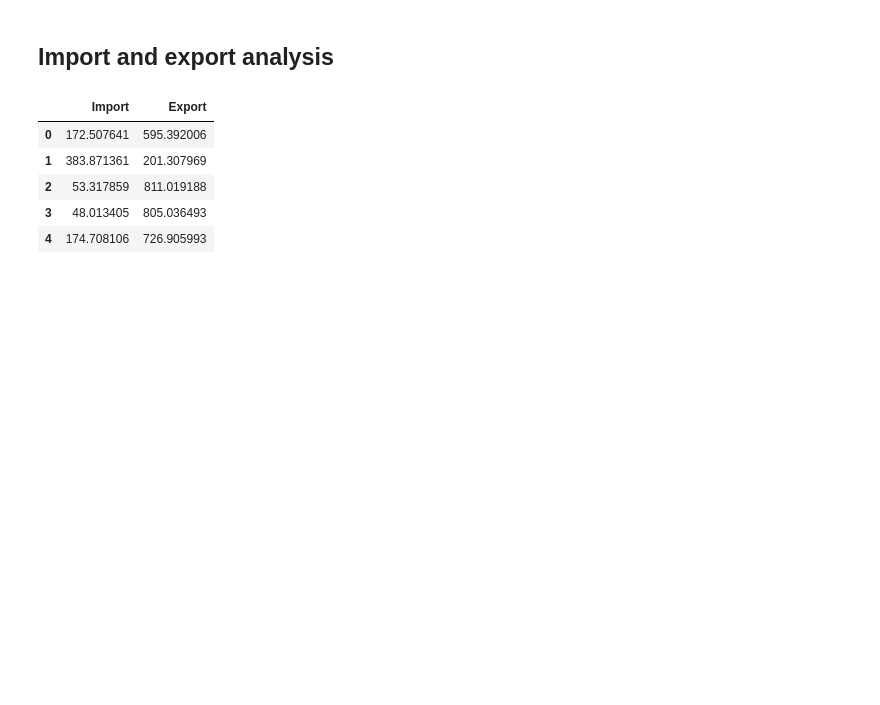
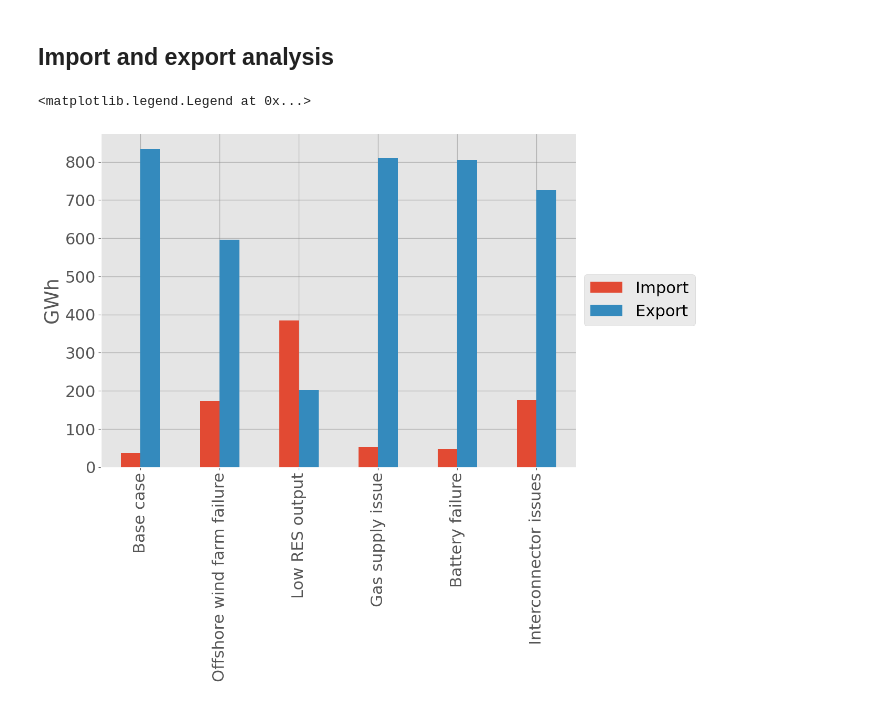
Before and after one commit to andrewlyden/PyPSA-GB, a Jupyter notebook: notebooks/Scotland_ST_Import_Export_Stress_Tests.ipynb, the cells around one changed output. Drawn from its saved outputs; the diff is of its cells as text; code cells hidden in the pictures; blank space fills up the shorter version.

```diff
--- a/notebooks/Scotland_ST_Import_Export_Stress_Tests.ipynb
+++ b/notebooks/Scotland_ST_Import_Export_Stress_Tests.ipynb
@@ -18,31 +18,28 @@ plt.rcParams.update({'font.size': 22})
 # %% [markdown]
 ## Import and export analysis
 # %%
+base_case = {'Import': 36.266505, 'Export': 833.82759}
 wind_farm = {'Import': 172.507641, 'Export': 595.392006}
 low_res = {'Import': 383.871361, 'Export': 201.307969}
 gas = {'Import': 53.317859, 'Export': 811.019188}
 battery = {'Import': 48.013405, 'Export': 805.036493}
 interconnector = {'Import': 174.708106, 'Export': 726.905993}
 
-df = pd.DataFrame([wind_farm, low_res, gas, battery, interconnector],
-                  index=['Offshore wind farm failure', 'Low RES output',
+df = pd.DataFrame([base_case, wind_farm, low_res, gas, battery, interconnector],
+                  index=['Base case', 'Offshore wind farm failure', 'Low RES output',
                          'Gas supply issue', 'Battery failure',
                          'Interconnector issues'])
 df
 
 # df_import_export = pd.concat([B6_import, B6_export * -1], axis=1) / 1000000
 # df_import_export.columns = ['B6 Import', 'B6 Export']
 
 # df_import_export = df_import_export.groupby(df_import_export.index.to_period('M')).sum()
 # df_import_export.index = ['Jan', 'Feb', 'Mar', 'Apr', 'May', 'Jun', 'Jul', 'Aug', 'Sep', 'Oct', 'Nov', 'Dec']
-# df_import_export.plot(kind="bar", rot=0, figsize=(11.69, 8.27))
-# plt.ylabel('TWh')
-# plt.xlabel('2045')
-# plt.grid(color='grey', linewidth=1, axis='both', alpha=0.5)
+df.plot(kind="bar", rot=90, figsize=(11.69, 8.27))
+plt.ylabel('GWh')
+plt.grid(color='grey', linewidth=1, axis='both', alpha=0.5)
+plt.legend(loc='center left', bbox_to_anchor=(1, 0.5))
 # %% [output]
-|  | Import | Export |
-| 0 | 172.507641 | 595.392006 |
-| 1 | 383.871361 | 201.307969 |
-| 2 | 53.317859 | 811.019188 |
-| 3 | 48.013405 | 805.036493 |
-| 4 | 174.708106 | 726.905993 |
+<matplotlib.legend.Legend at 0x...>
+[figure, added]
```
Also changed, not shown: 23 other files.
